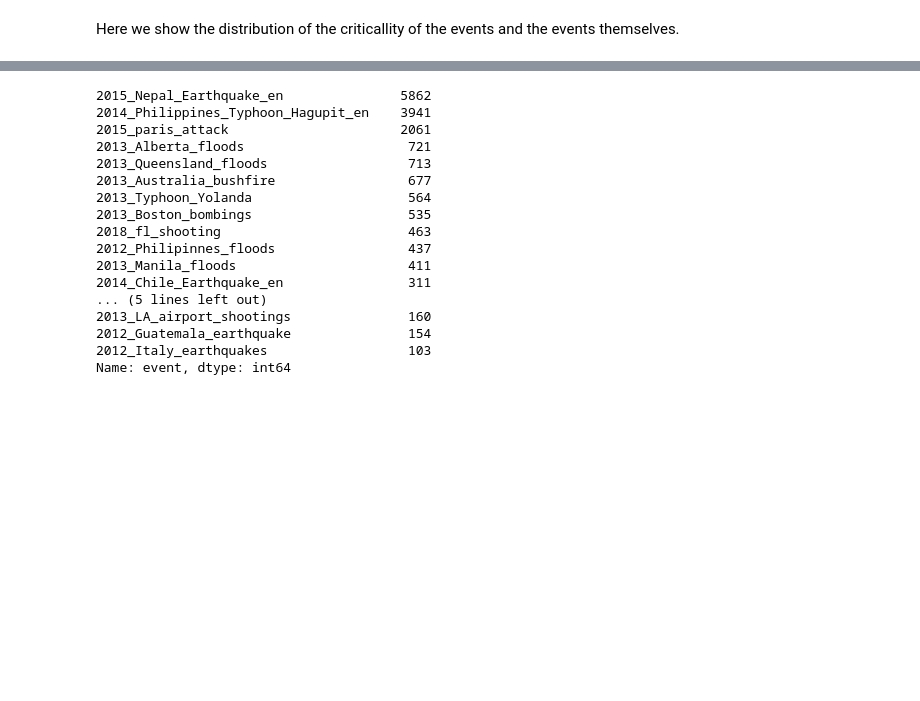
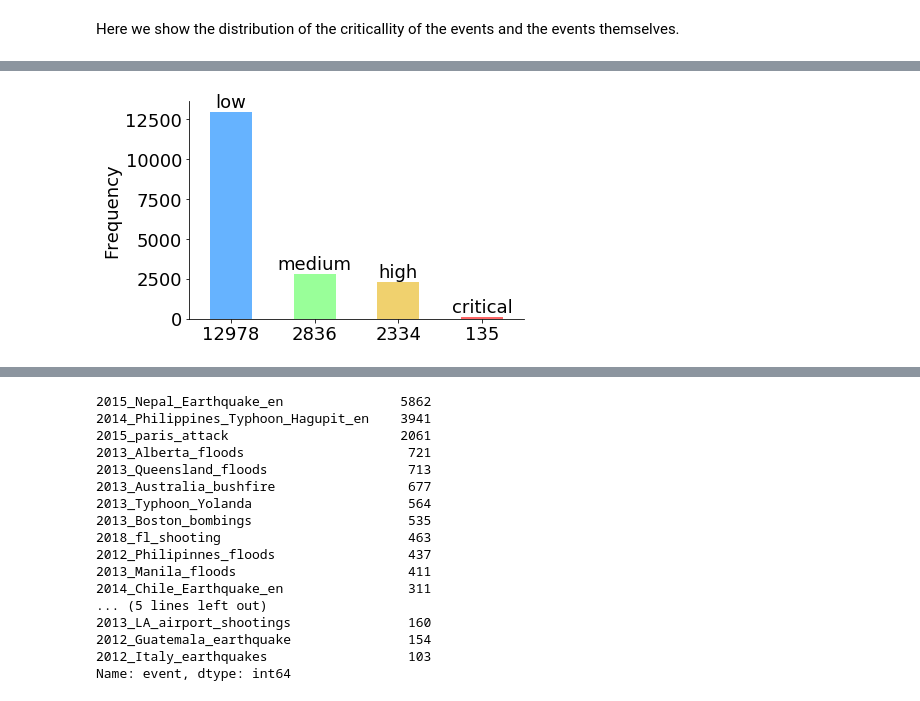
Before and after one commit to salmedina/CriticalTweetsClassifier, a Jupyter notebook: notebooks/Disaster Data Analysis.ipynb, the cells around one changed output, grey strips where cells are left out. Cells and saved outputs as stored; diff of their text form; code cells hidden in the pictures; blank space fills up the shorter version.

```diff
--- a/notebooks/Disaster Data Analysis.ipynb
+++ b/notebooks/Disaster Data Analysis.ipynb
@@ -49,0 +58,26 @@ Name: label, dtype: int64
+# %%
+colors = sns.color_palette()
+original_count = [12978, 2836, 2334, 135]
+original_labels = ['low', 'medium', 'high', 'critical']
+
+original_series = pd.Series.from_array(original_count)
+
+plt.figure()
+plt.rcParams.update({'font.size':18})
+ax = original_series.plot(kind='bar', color=['#66b3ff', '#99ff99', '#f0d16e',  '#ff6666'])
+
+ax.set_ylabel('Frequency')
+ax.spines['right'].set_visible(False)
+ax.spines['top'].set_visible(False)
+ax.set_xticklabels(original_count, rotation=0)
+
+rects = ax.patches
+
+# Make some labels.
+for rect, label in zip(rects, original_labels):
+    height = rect.get_height()
+    ax.text(rect.get_x() + rect.get_width() / 2, height + 5, label,
+            ha='center', va='bottom')
+plt.savefig('../images/original_labels_barplot.pdf')
+# %% [output]
+[figure, added]
```
Also changed, not shown: parts of 15 cells of this notebook, 2 other files.
